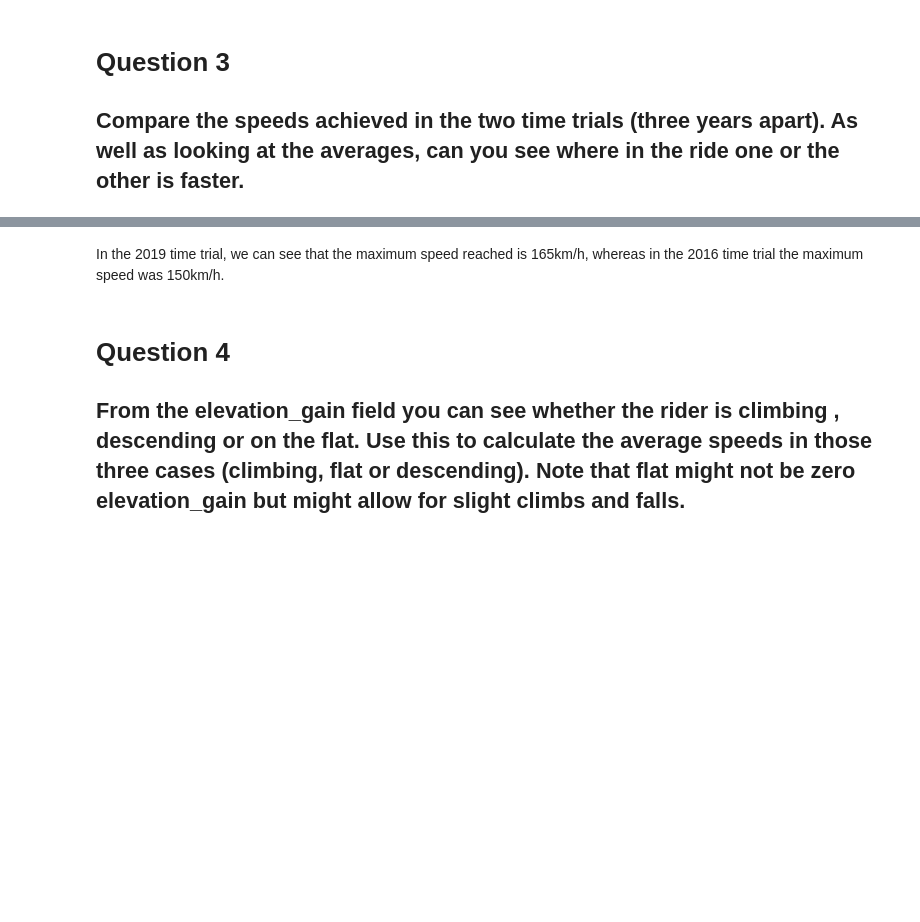
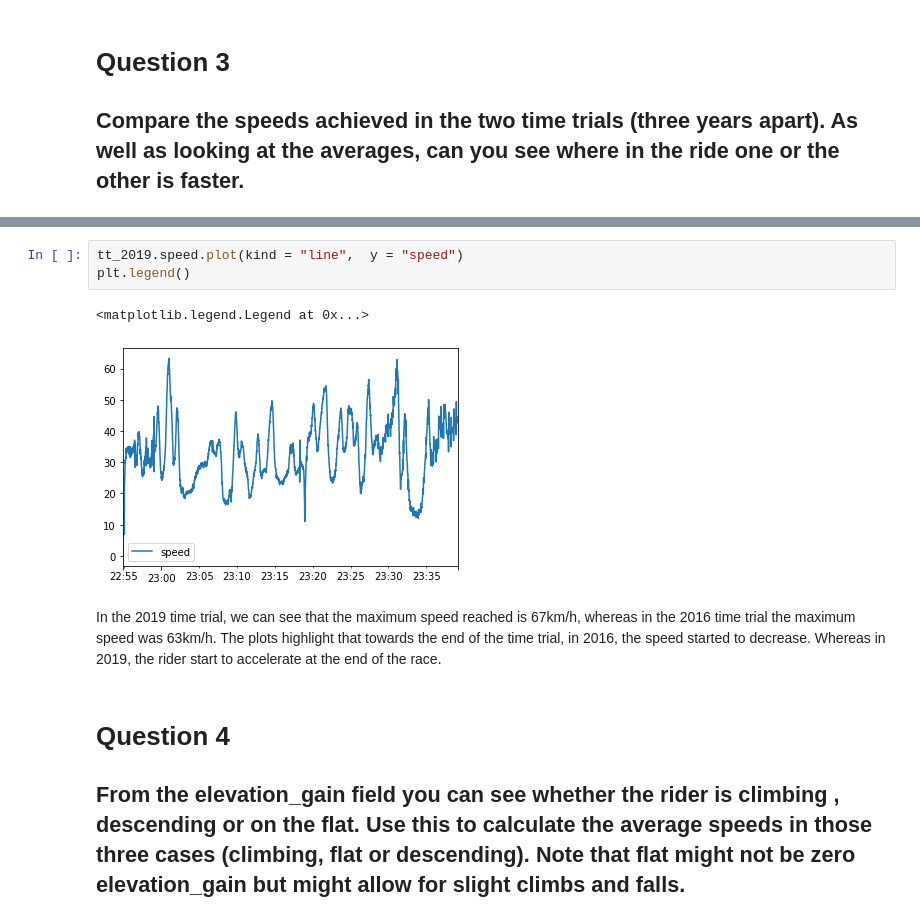
Before and after one commit to AmandaManadeniya/data-science-portfolio-2021, a Jupyter notebook: Portfolio 1.ipynb, the cells around one changed output, grey strips where cells are left out. Drawn from its saved outputs; the diff is of its cells as text; blank space fills up the shorter version.

```diff
--- a/Portfolio 1.ipynb
+++ b/Portfolio 1.ipynb
@@ -155,5 +219,11 @@ Average speed for  Time Trial 2019 : 33.05782378815691
+# %%
+tt_2019.speed.plot(kind = "line",  y = "speed")
+plt.legend()
+# %% [output]
+<matplotlib.legend.Legend at 0x...>
+[figure, added]
 # %% [markdown]
-In the 2019 time trial, we can see that the maximum speed reached is 165km/h, whereas in the 2016 time trial the maximum speed was 150km/h.
+In the 2019 time trial, we can see that the maximum speed reached is 67km/h, whereas in the 2016 time trial the maximum speed was 63km/h. The plots highlight that towards the end of the time trial, in 2016, the speed started to decrease. Whereas in 2019, the rider start to accelerate at the end of the race.
 # %% [markdown]
 # Question 4
 
```
Also changed, not shown: parts of 14 cells of this notebook.
